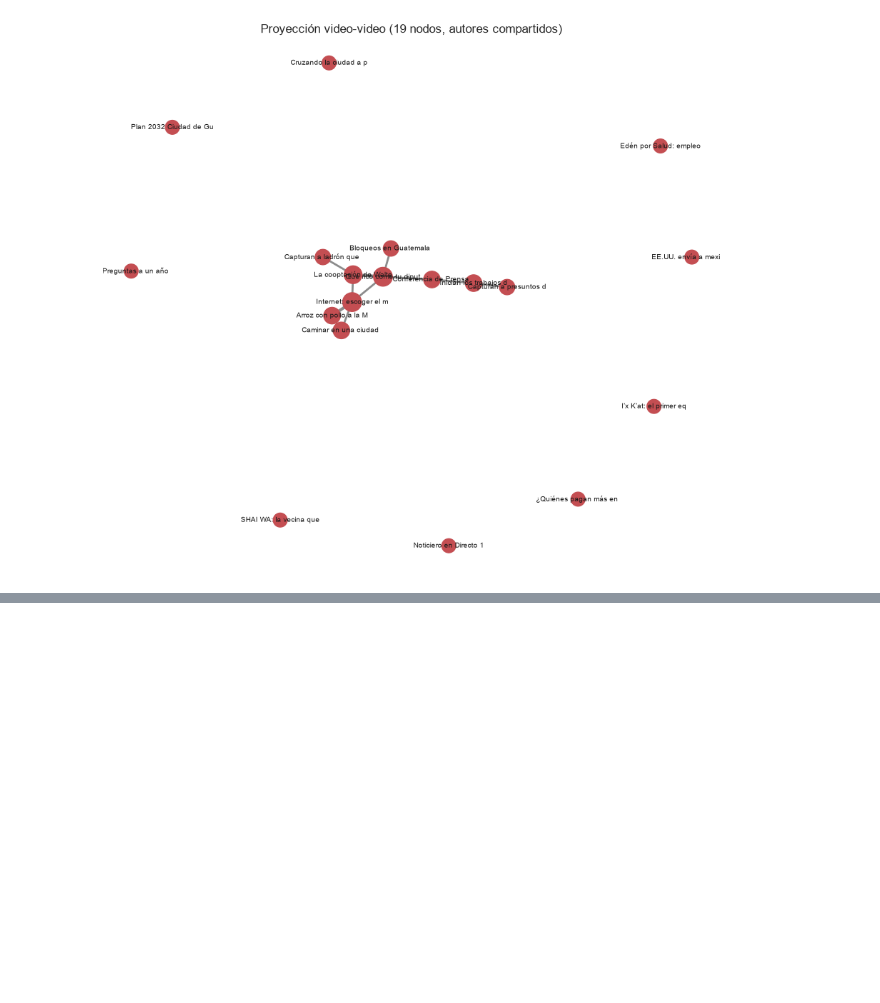
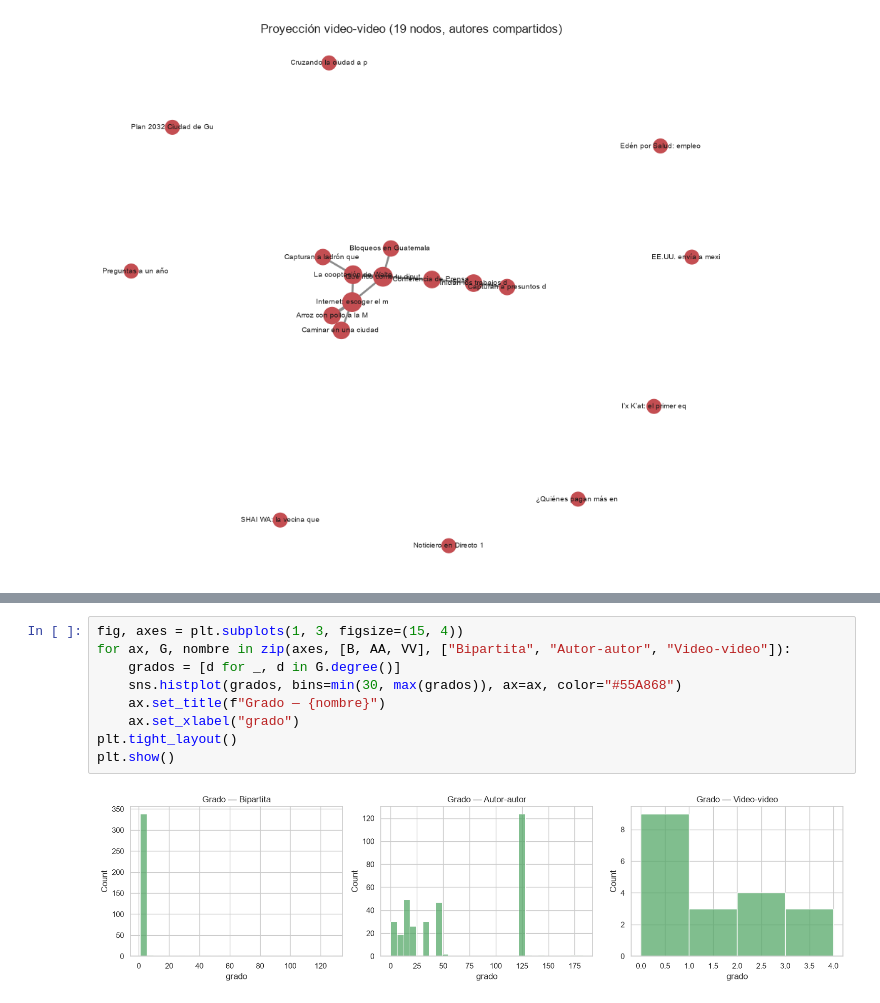
Before and after one commit to DavidDominguez-11/DS-Lab1, a Jupyter notebook: Laboratorio_6.ipynb, the cells around one changed output, grey strips where cells are left out. Saved outputs shown, nothing was run; the diff lists cells and outputs as text; blank space fills up the shorter version.

```diff
--- a/Laboratorio_6.ipynb
+++ b/Laboratorio_6.ipynb
@@ -1352,0 +1387,11 @@ plt.show()
+# %%
+fig, axes = plt.subplots(1, 3, figsize=(15, 4))
+for ax, G, nombre in zip(axes, [B, AA, VV], ["Bipartita", "Autor-autor", "Video-video"]):
+    grados = [d for _, d in G.degree()]
+    sns.histplot(grados, bins=min(30, max(grados)), ax=ax, color="#55A868")
+    ax.set_title(f"Grado — {nombre}")
+    ax.set_xlabel("grado")
+plt.tight_layout()
+plt.show()
+# %% [output]
+[figure, added]
```
Also changed, not shown: parts of 7 cells of this notebook.
